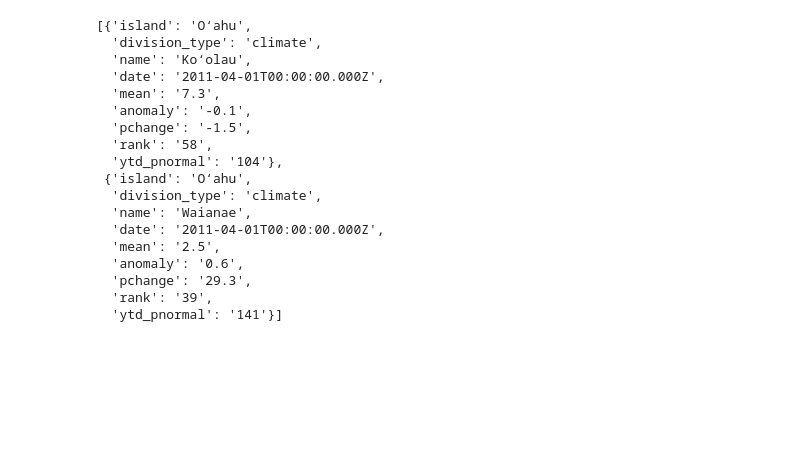
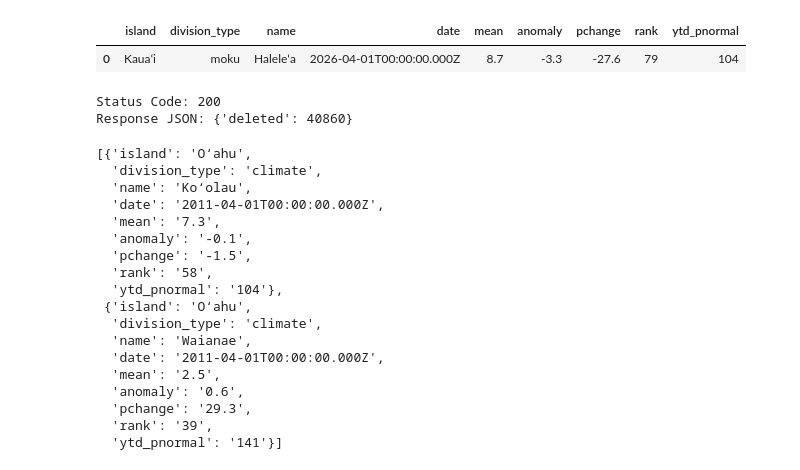
Before and after one commit to cherryleh/climate-summary, a Jupyter notebook: dews-hawaii-app/scripts/database_backfilling.ipynb, the cells around one changed output. Cells and saved outputs as stored; diff of their text form; code cells hidden in the pictures; blank space fills up the shorter version.

```diff
--- a/dews-hawaii-app/scripts/database_backfilling.ipynb
+++ b/dews-hawaii-app/scripts/database_backfilling.ipynb
@@ -52,22 +20,39 @@ else:
+# %%
+url = "https://api.hcdp.ikewai.org/mesonet/climate_report/rainfall_stats"
+query_params = {
+'date'
+  :
+  "2026-04",
+  'division_type'
+  :
+  "moku",
+  'island'
+  :
+  "Kauaʻi",
+  'name'
+  :
+  "Haleleʻa"
+}
+response = requests.get(url, params=query_params, headers=headers)
+if response.status_code == 200:
+    df_filtered = pd.DataFrame(response.json())
+    display(df_filtered)
+else:
+    print(f"Response Text: {response.text}")
+# %% [output]
+|  | island | division_type | name | date | mean | anomaly | pchange | rank | ytd_pnormal |
+| 0 | Kauaʻi | moku | Haleleʻa | 2026-04-01T00:00:00.000Z | 8.7 | -3.3 | -27.6 | 79 | 104 |
 # %%
 import requests
 
-url = "https://api.hcdp.ikewai.org/mesonet/climate_report/rainfall_stats"
+url = "https://api.hcdp.ikewai.org/mesonet/climate_report/temperature_historical"
 
 delete_payload = {
-  "startDate": "1920-04",
+  "startDate": "1920-01",
   "endDate:": "2026-04",
-  "division_type": "island"
+  "division_type": "moku"
 }
 
-# Assuming you already have your headers defined (like auth tokens)
-headers = {
-    # "Authorization": "Bearer YOUR_TOKEN",
-    # Note: requests will automatically add 'Content-Type': 'application/json' when using the `json=` parameter
-}
-
-# Make the DELETE request.
-# Using `json=delete_payload` sends the dictionary as a JSON object in the request body.
 response = requests.delete(url, json=delete_payload, headers=headers)
 
 # Output the result
@@ -76,8 +61,10 @@ print(f"Status Code: {response.status_code}")
 try:
     print("Response JSON:", response.json())
 except requests.exceptions.JSONDecodeError:
-    # Some DELETE endpoints don't return JSON (e.g., 204 No Content), so this acts as a fallback
     print("Response Text:", response.text)
+# %% [output]
+Status Code: 200
+Response JSON: {'deleted': 40860}
 # %%
 # date, startDate, endDate, island, division_type, and name. For  island, division_type, and name you can provide multiple instances of each or a comma separated list to filter by more than one (e.g. ?division_type=moku&division_type=island or  ?division_type=moku,island)
 #Viewing data
```
Also changed, not shown: parts of 1 cell of this notebook, 6 other files.
